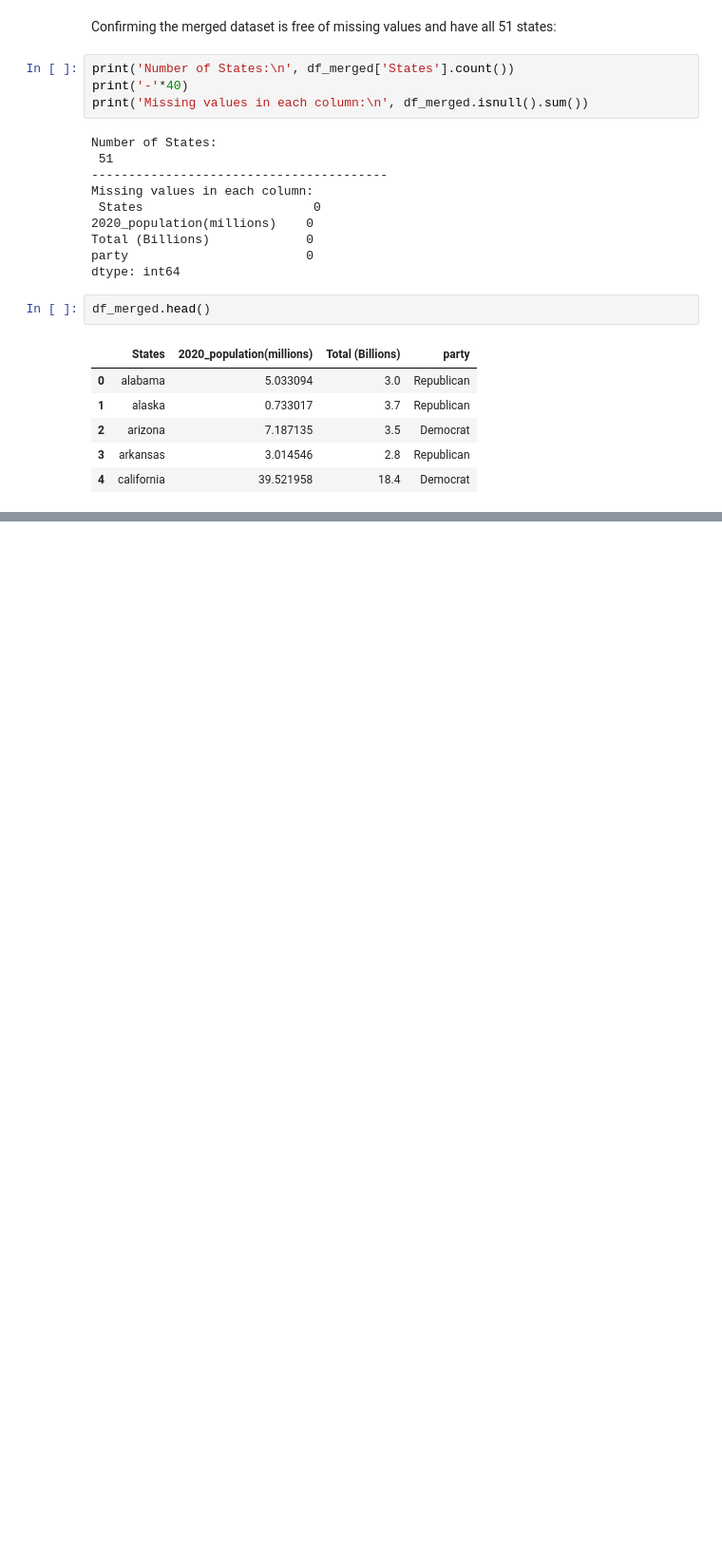
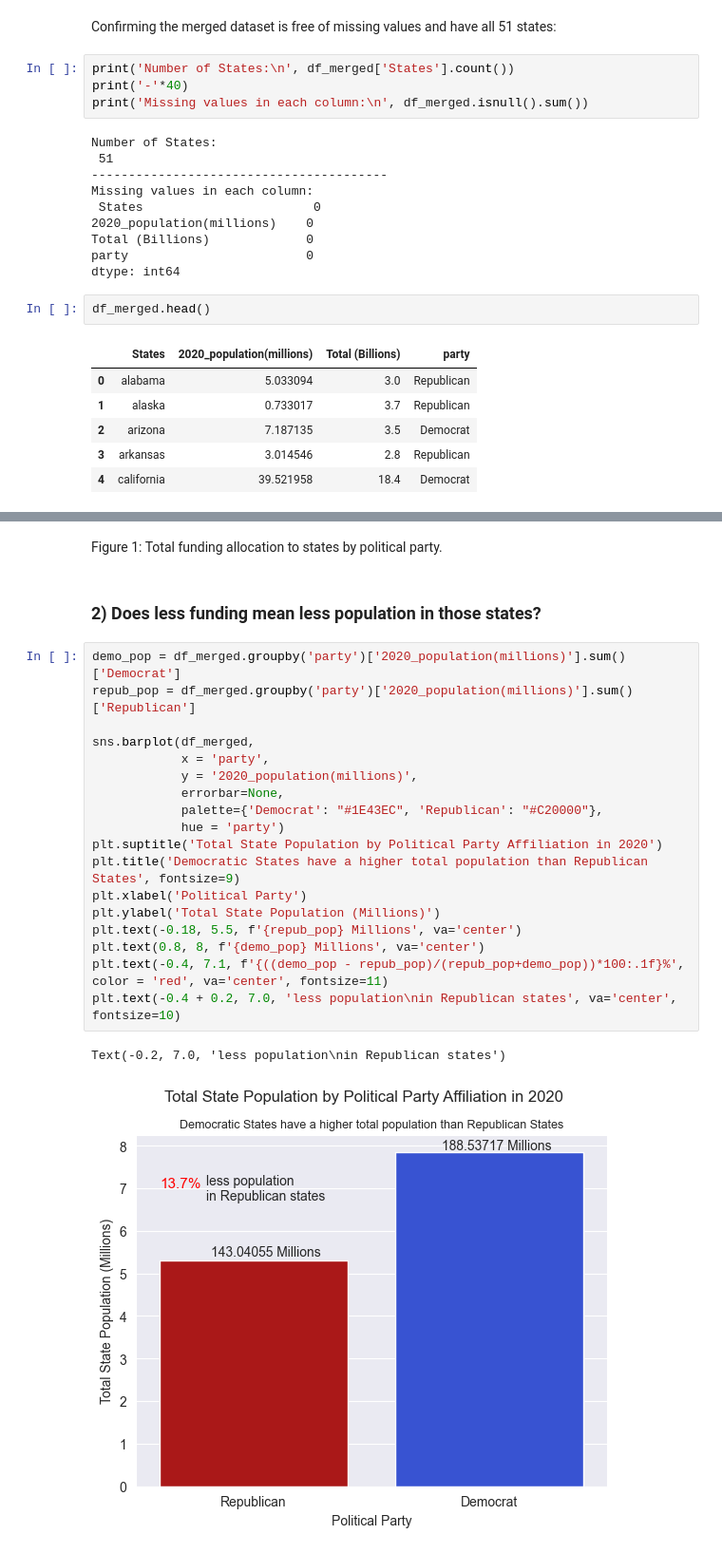
Before and after one commit to stormwhale/Academics, a Jupyter notebook: 608 storytelling and visualization/project1/project1.ipynb, the cells around one changed output, grey strips where cells are left out. Shown: that part at 95% size. Saved outputs shown, nothing was run; the diff lists cells and outputs as text; blank space fills up the shorter version.

```diff
--- a/608 storytelling and visualization/project1/project1.ipynb
+++ b/608 storytelling and visualization/project1/project1.ipynb
@@ -111,0 +124,25 @@ df_merged.head()
+# %% [markdown]
+Figure 1: Total funding allocation to states by political party.
+# %% [markdown]
+### 2) Does less funding mean less population in those states?
+# %%
+demo_pop = df_merged.groupby('party')['2020_population(millions)'].sum()['Democrat']
+repub_pop = df_merged.groupby('party')['2020_population(millions)'].sum()['Republican']
+
+sns.barplot(df_merged,
+            x = 'party',
+            y = '2020_population(millions)',
+            errorbar=None,
+            palette={'Democrat': "#1E43EC", 'Republican': "#C20000"},
+            hue = 'party')
+plt.suptitle('Total State Population by Political Party Affiliation in 2020')
+plt.title('Democratic States have a higher total population than Republican States', fontsize=9)
+plt.xlabel('Political Party')
+plt.ylabel('Total State Population (Millions)')
+plt.text(-0.18, 5.5, f'{repub_pop} Millions', va='center')
+plt.text(0.8, 8, f'{demo_pop} Millions', va='center')
+plt.text(-0.4, 7.1, f'{((demo_pop - repub_pop)/(repub_pop+demo_pop))*100:.1f}%', color = 'red', va='center', fontsize=11)
+plt.text(-0.4 + 0.2, 7.0, 'less population\nin Republican states', va='center', fontsize=10)
+# %% [output]
+Text(-0.2, 7.0, 'less population\nin Republican states')
+[figure, added]
```
Also changed, not shown: parts of 18 cells of this notebook.
